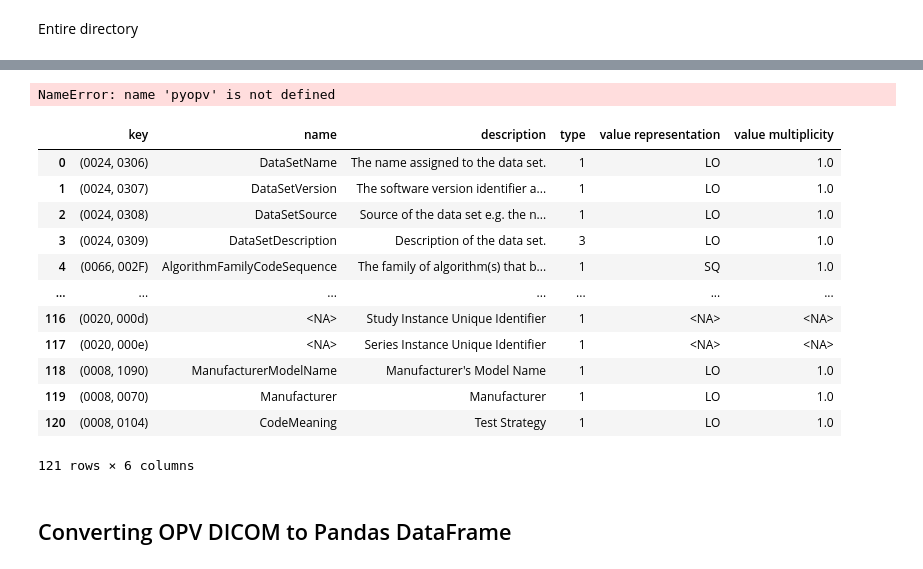
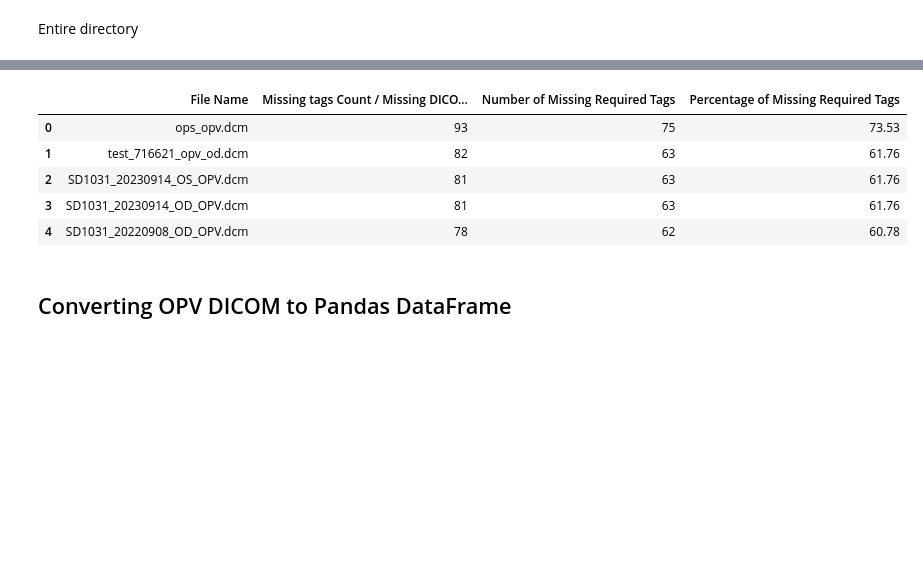
Before and after one commit to Shallaj/py-opv, a Jupyter notebook: examples/workspace.ipynb, the cells around one changed output, grey strips where cells are left out. Saved outputs shown, nothing was run; the diff lists cells and outputs as text; code cells hidden in the pictures; blank space fills up the shorter version.

```diff
--- a/examples/workspace.ipynb
+++ b/examples/workspace.ipynb
@@ -155,40 +66,14 @@ NameError: name 'opv_dcm_dict' is not defined
 # %%
 m_opvdicoms = pyopv.read_dicom_directory('/Users/shallaj/Library/CloudStorage/OneDrive-UniversityofCalifornia,SanDiegoHealth/VF Data Standards/opv_dicom_omop/examples/sample_files', file_extension='dcm')
-missingtags_df = m_opvdicoms.check_missing_tags()
+missingtags_df = m_opvdicoms.check_dicom_compliance()
 missingtags_df.head(5)
 # %% [output]
-NameError: name 'pyopv' is not defined
+|  | File Name | Missing tags Count / Missing DICO... | Number of Missing Required Tags | Percentage of Missing Required Tags |
+| 0 | ops_opv.dcm | 93 | 75 | 73.53 |
+| 1 | test_716621_opv_od.dcm | 82 | 63 | 61.76 |
+| 2 | SD1031_20230914_OS_OPV.dcm | 81 | 63 | 61.76 |
+| 3 | SD1031_20230914_OD_OPV.dcm | 81 | 63 | 61.76 |
+| 4 | SD1031_20220908_OD_OPV.dcm | 78 | 62 | 60.78 |
-# %%
-from pyopv.opvdicom.dcm_defs import get_nema_opv_dicom
-import pandas as pd
-
-
-# Get the dictionary
-opv_dcm_dict = get_nema_opv_dicom()
-
-a = opv_dcm_dict.keys()
-
-# find common keys in a and b
-common_keys = set(a).intersection(b)
-
-# find keys in a but not in b
-keys_in_a_not_b = set(a).difference(b)
-
-type(a)
-# %% [output]
-|  | key | name | description | type | value representation | value multiplicity |
-| 0 | (0024, 0306) | DataSetName | The name assigned to the data set. | 1 | LO | 1.0 |
-| 1 | (0024, 0307) | DataSetVersion | The software version identifier a... | 1 | LO | 1.0 |
-| 2 | (0024, 0308) | DataSetSource | Source of the data set e.g. the n... | 1 | LO | 1.0 |
-| 3 | (0024, 0309) | DataSetDescription | Description of the data set. | 3 | LO | 1.0 |
-| 4 | (0066, 002F) | AlgorithmFamilyCodeSequence | The family of algorithm(s) that b... | 1 | SQ | 1.0 |
-| ... | ... | ... | ... | ... | ... | ... |
-| 116 | (0020, 000d) | <NA> | Study Instance Unique Identifier | 1 | <NA> | <NA> |
-| 117 | (0020, 000e) | <NA> | Series Instance Unique Identifier | 1 | <NA> | <NA> |
-| 118 | (0008, 1090) | ManufacturerModelName | Manufacturer's Model Name | 1 | LO | 1.0 |
-| 119 | (0008, 0070) | Manufacturer | Manufacturer | 1 | LO | 1.0 |
-| 120 | (0008, 0104) | CodeMeaning | Test Strategy | 1 | LO | 1.0 |
-121 rows × 6 columns
 # %% [markdown]
 ## Converting OPV DICOM to Pandas DataFrame
 # %% [markdown]
```
Also changed, not shown: parts of 13 cells of this notebook.
